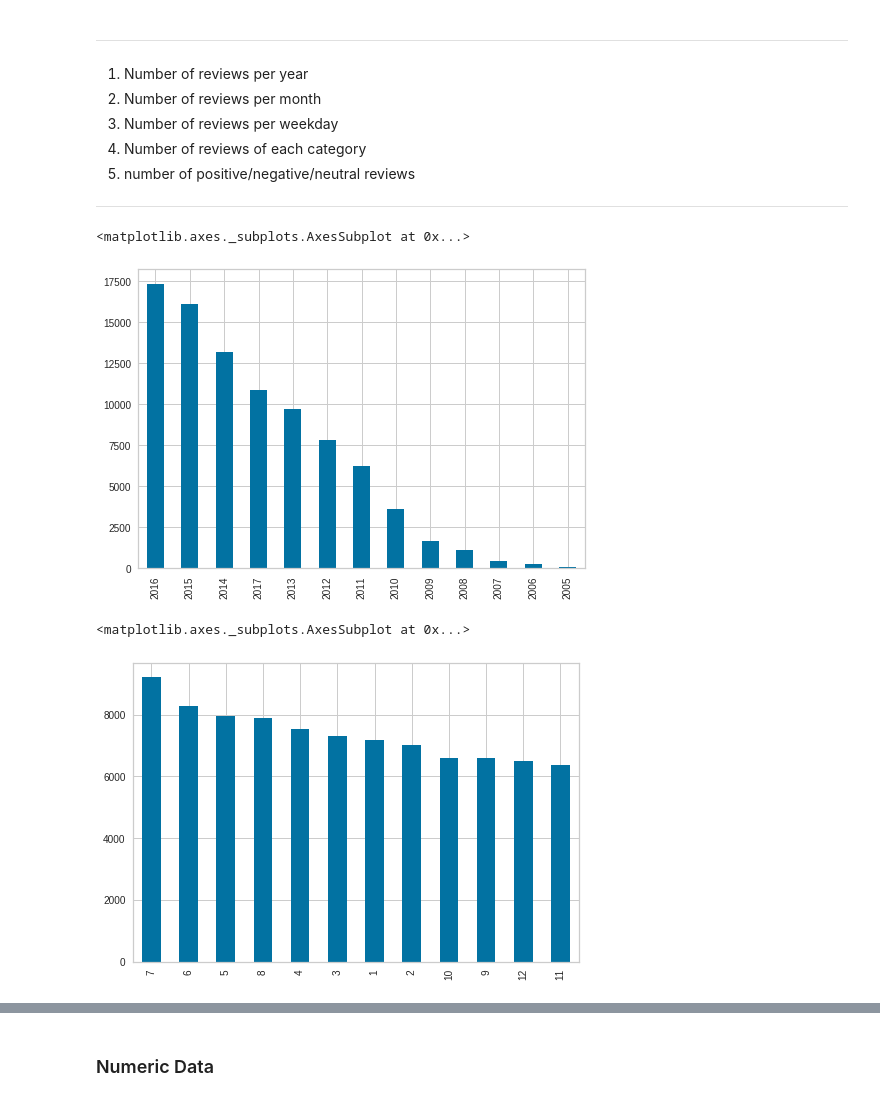
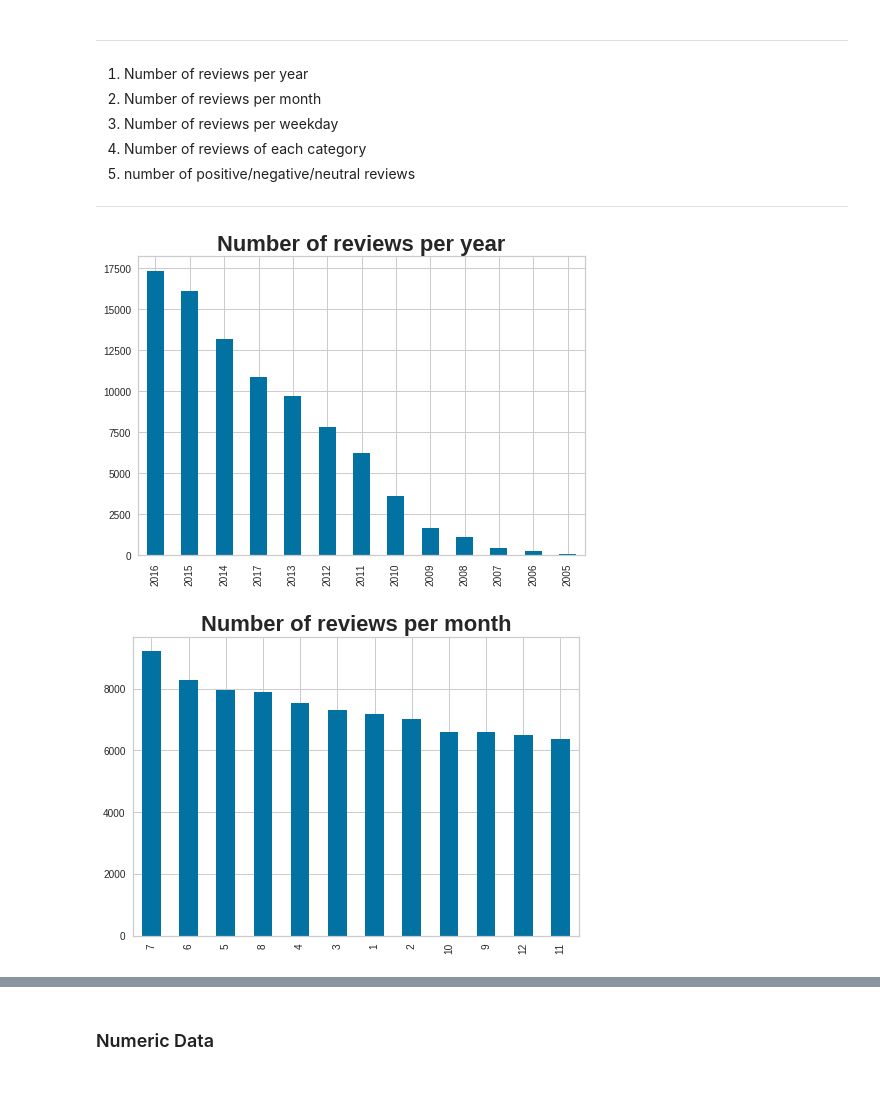
Before and after one commit to pe44enka/Yelp, a Jupyter notebook: DA_Final_Project.ipynb, the cells around one changed output, grey strips where cells are left out. Saved outputs shown, nothing was run; the diff lists cells and outputs as text; code cells hidden in the pictures.

```diff
--- a/DA_Final_Project.ipynb
+++ b/DA_Final_Project.ipynb
@@ -268,15 +268,17 @@ rdf.head()
 # %%
 #number of reviews per year
 rdf.year.value_counts().plot.bar()
+plt.title('Number of reviews per year', weight='bold', size=22)
+plt.show()
 # %% [output]
-<matplotlib.axes._subplots.AxesSubplot at 0x...>
-[figure, old version]
+[figure, new version]
 # %%
 #number of reviews per month
 rdf.month.value_counts().plot.bar()
+plt.title('Number of reviews per month', weight='bold', size=22)
+plt.show()
 # %% [output]
-<matplotlib.axes._subplots.AxesSubplot at 0x...>
-[figure, old version]
+[figure, new version]
 # %%
 #number of reviews per weekday
 rdf.weekday.value_counts().plot.bar()
```
Also changed, not shown: parts of 27 cells of this notebook.
